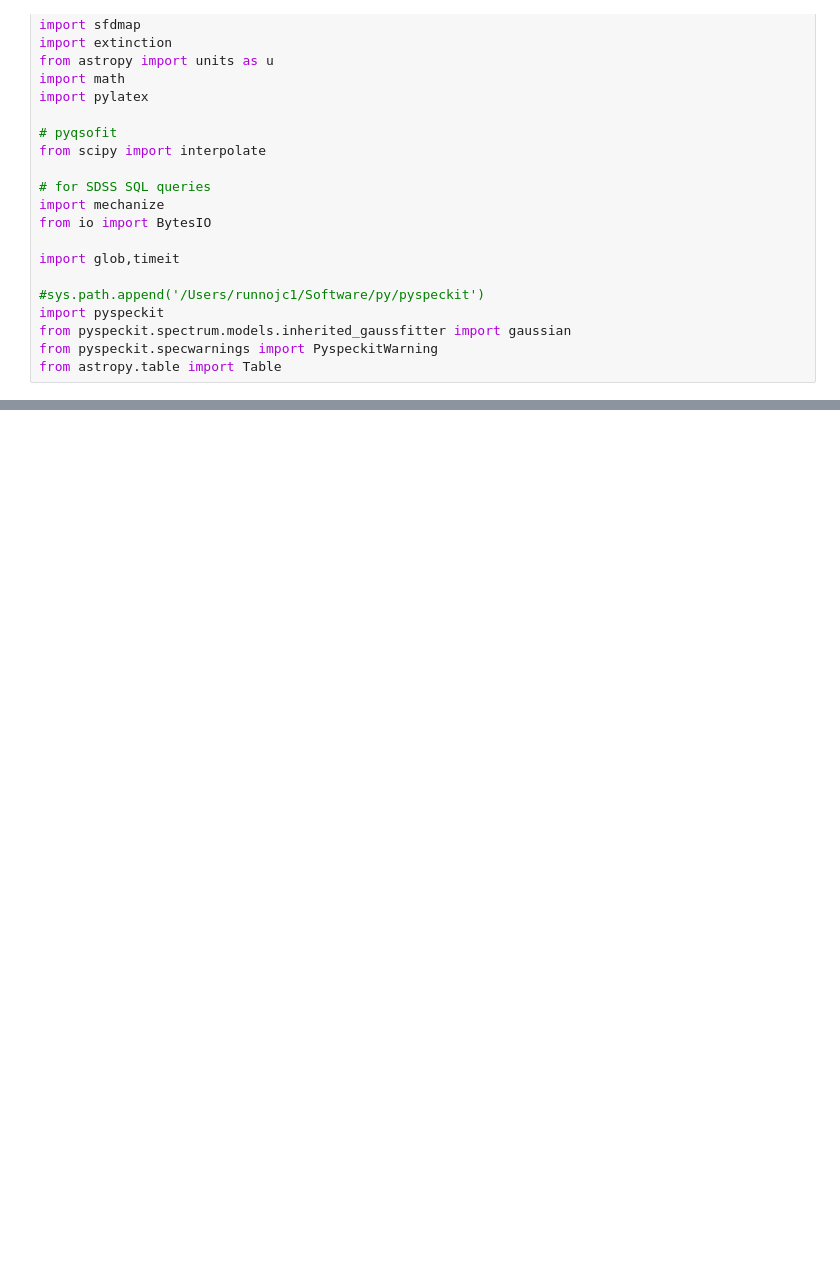
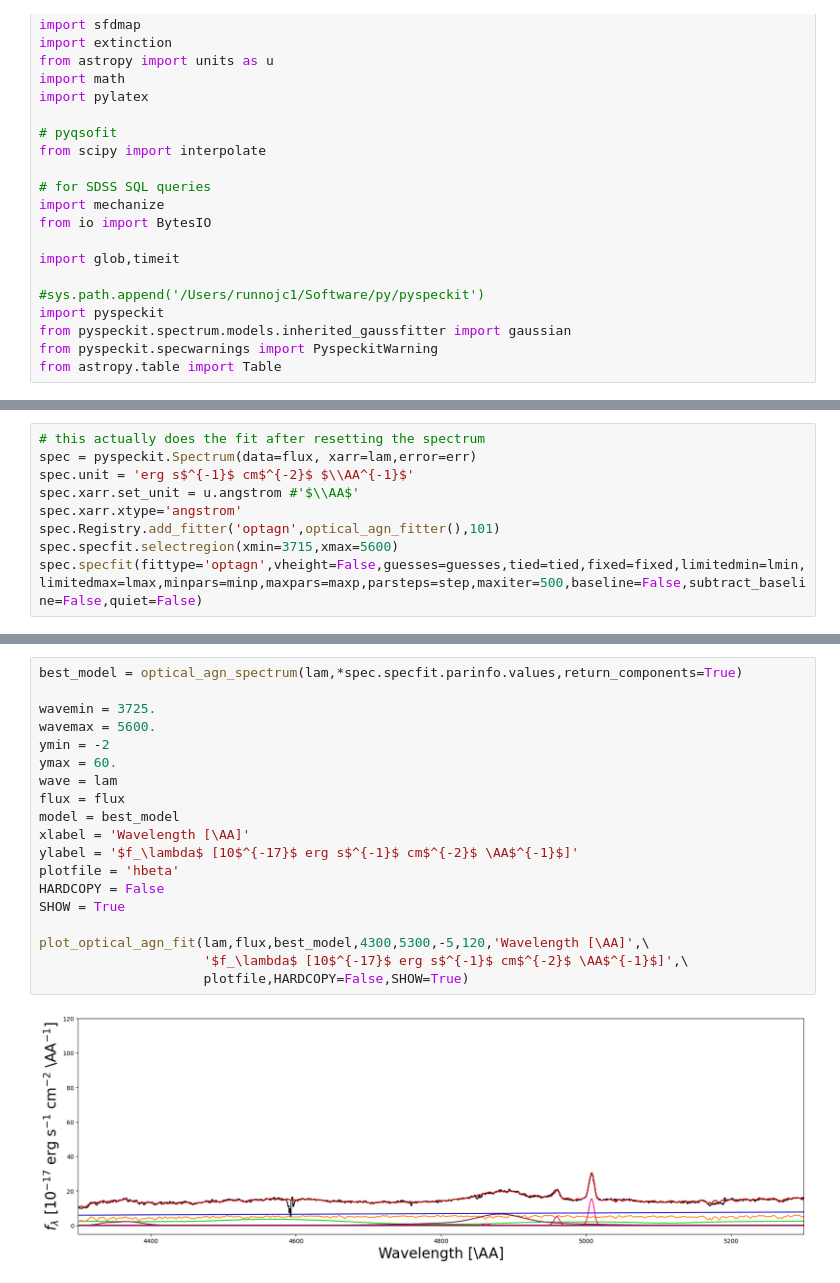
Before and after one commit to seratsaad/j0950, a Jupyter notebook: Hbeta.ipynb, the cells around one changed output, grey strips where cells are left out. Saved outputs shown, nothing was run; the diff lists cells and outputs as text; blank space fills up the shorter version.

```diff
--- a/Hbeta.ipynb
+++ b/Hbeta.ipynb
@@ -103,0 +1162,9 @@ plt.show()
+# %%
+# this actually does the fit after resetting the spectrum
+spec = pyspeckit.Spectrum(data=flux, xarr=lam,error=err)
+spec.unit = 'erg s$^{-1}$ cm$^{-2}$ $\\AA^{-1}$'
+spec.xarr.set_unit = u.angstrom #'$\\AA$'
+spec.xarr.xtype='angstrom'
+spec.Registry.add_fitter('optagn',optical_agn_fitter(),101)
+spec.specfit.selectregion(xmin=3715,xmax=5600)
+spec.specfit(fittype='optagn',vheight=False,guesses=guesses,tied=tied,fixed=fixed,limitedmin=lmin,limitedmax=lmax,minpars=minp,maxpars=maxp,parsteps=step,maxiter=500,baseline=False,subtract_baseline=False,quiet=False)
@@ -103,0 +1224,21 @@ plt.show()
+# %%
+best_model = optical_agn_spectrum(lam,*spec.specfit.parinfo.values,return_components=True)
+
+wavemin = 3725.
+wavemax = 5600.
+ymin = -2
+ymax = 60.
+wave = lam
+flux = flux
+model = best_model
+xlabel = 'Wavelength [\AA]'
+ylabel = '$f_\lambda$ [10$^{-17}$ erg s$^{-1}$ cm$^{-2}$ \AA$^{-1}$]'
+plotfile = 'hbeta'
+HARDCOPY = False
+SHOW = True
+
+plot_optical_agn_fit(lam,flux,best_model,4300,5300,-5,120,'Wavelength [\AA]',\
+                     '$f_\lambda$ [10$^{-17}$ erg s$^{-1}$ cm$^{-2}$ \AA$^{-1}$]',\
+                     plotfile,HARDCOPY=False,SHOW=True)
+# %% [output]
+[figure, added]
```
Also changed, not shown: parts of 50 cells of this notebook, 3 other files.
